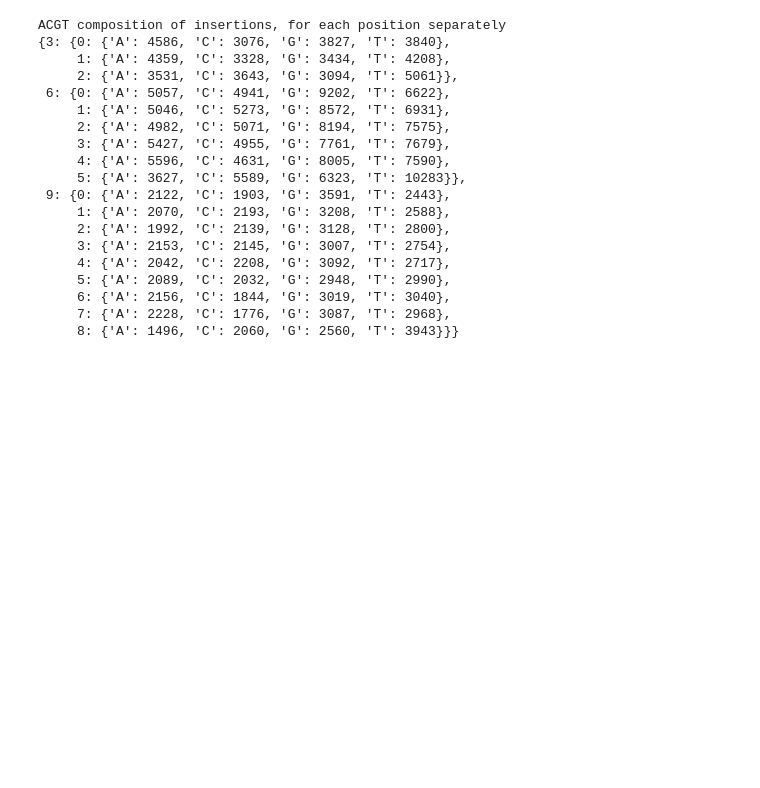
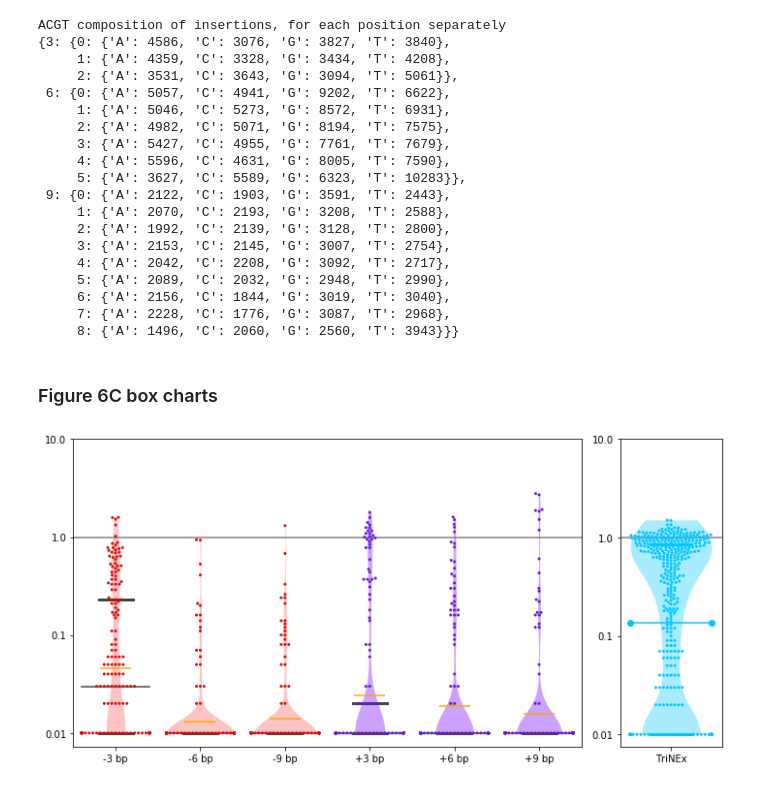
Before and after one commit to fhlab/TRIAD, a Jupyter notebook: TRIAD_composition_figures.ipynb, the cells around one changed output. Cells and saved outputs as stored; diff of their text form; code cells hidden in the pictures; blank space fills up the shorter version.

Commit message:
Figure 6C violin plots

```diff
--- a/TRIAD_composition_figures.ipynb
+++ b/TRIAD_composition_figures.ipynb
@@ -770,3 +772,53 @@ ACGT composition of insertions, for each position separately
      6: {'A': 2156, 'C': 1844, 'G': 3019, 'T': 3040},
      7: {'A': 2228, 'C': 1776, 'G': 3087, 'T': 2968},
      8: {'A': 1496, 'C': 2060, 'G': 2560, 'T': 3943}}}
+# %% [markdown]
+### Figure 6C box charts
+# %%
+col_list = ['-3 bp', '-6 bp', '-9 bp', '+3 bp', '+6 bp', '+9 bp']
+df_triad = pd.read_csv('Fig6C.csv', usecols=col_list).loc[0:177]
+df_triad_log = np.log10(df_triad)
+df_trinex = pd.read_csv('Fig6C.csv', usecols=['TriNEx'])
+df_trinex_log = np.log10(df_trinex)
+# %%
+indel_dark = sns.color_palette( ['#dd0806', '#dd0806', '#dd0806', '#6815d4', '#6815d4', '#6815d4'] )
+indel_light = sns.color_palette( ['#ffc3c4', '#ffc3c4', '#ffc3c4', '#cba2ff', '#cba2ff', '#cba2ff'])
+col_subs = ['#02c6ff', '#aaecff']
+# %%
+f, (ax1, ax2) = plt.subplots(1, 2, gridspec_kw={'width_ratios': [5, 1]}, figsize=(10,5))
+
+# the TRIAD library plot on the left
+ax = ax1
+
+sns.violinplot(data = df_triad_log, inner=None, palette = indel_light,
+                   saturation = 1, linewidth=0, cut=0.01, ax = ax)
+sns.boxplot(data = df_triad_log, ax = ax, whis = 0,
+            showcaps=True, showbox=False, showfliers=False, palette = indel_dark,
+            capprops = {'linewidth': 3},)
+sns.swarmplot(data=df_triad_log, ax = ax, palette = indel_dark, linewidth=0, size=3)
+
+# add geometric means
+gmeans = np.log10(st.gmean(df_triad))
+inds = np.arange(len(gmeans))
+ax.scatter(inds, gmeans, marker='_', color='orange', s=1000)
+
+# TriNEx library separate
+ax = ax2
+sns.violinplot(data=df_trinex_log, inner=None, color = col_subs[1],
+                   saturation = 1, linewidth=0, cut=0.01, ax = ax)
+sns.boxplot(data = df_trinex_log, ax = ax, whis = 0, usermedians = np.log10(st.gmean(df_trinex)),
+            showcaps=True, showbox=False, showfliers=False,
+            capprops = {'color': col_subs[0], 'linewidth': 3},
+            medianprops = {'color': col_subs[0], 'marker': 'o'})
+sns.swarmplot(data=df_trinex_log, ax = ax, color=col_subs[0], linewidth=0, size=3)
+
+for ax in (ax1, ax2):
+    ax.set_yticks(np.arange(-2, 2))
+    ax.set_yticklabels(10.0**np.arange(-2, 2))
+    ax.axhline(0, color = 'gray')
+
+plt.tight_layout()
+plt.savefig('Fig6C.svg')
+plt.show()
+# %% [output]
+[figure, added]
```
Also changed, not shown: parts of 4 cells of this notebook.
